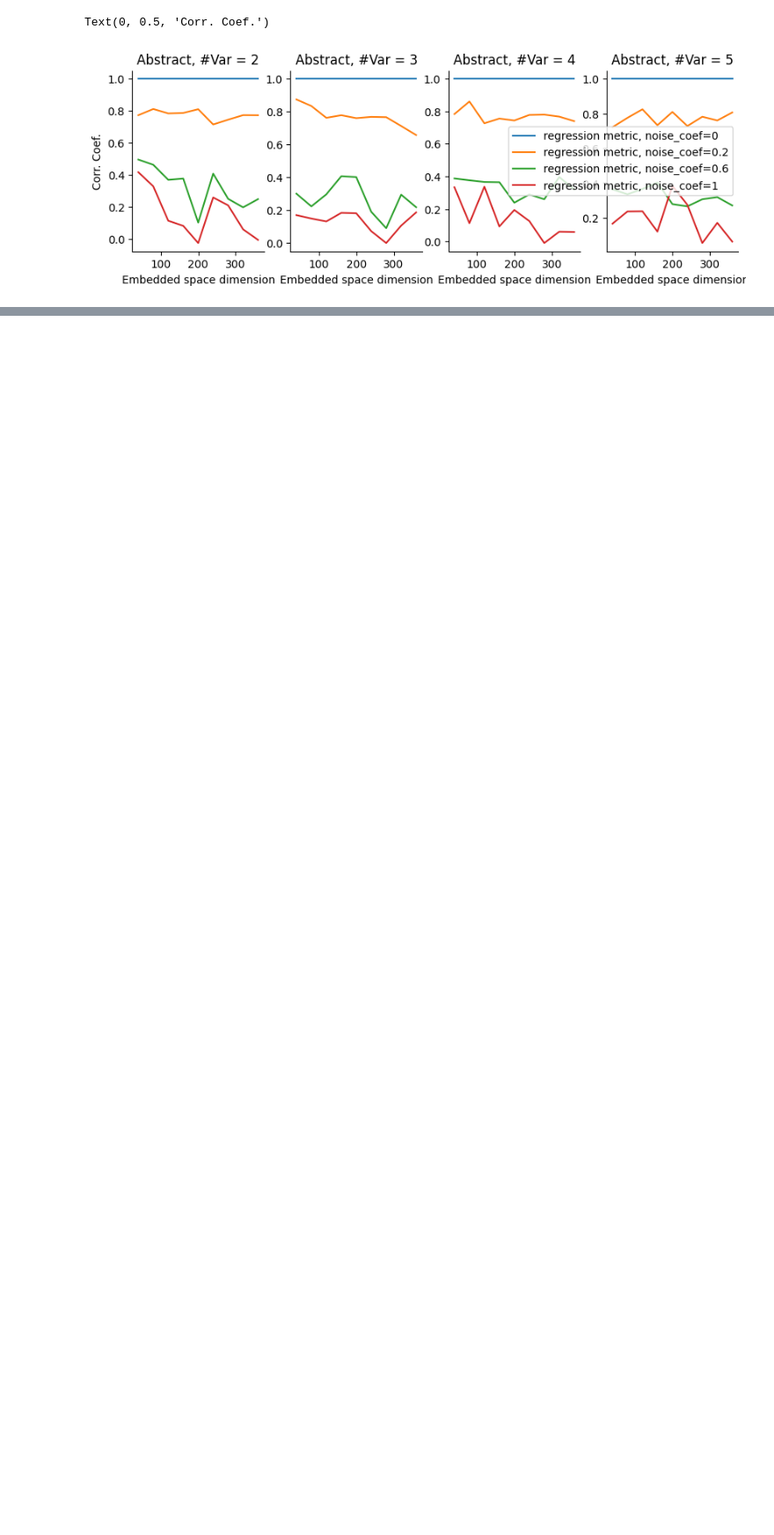
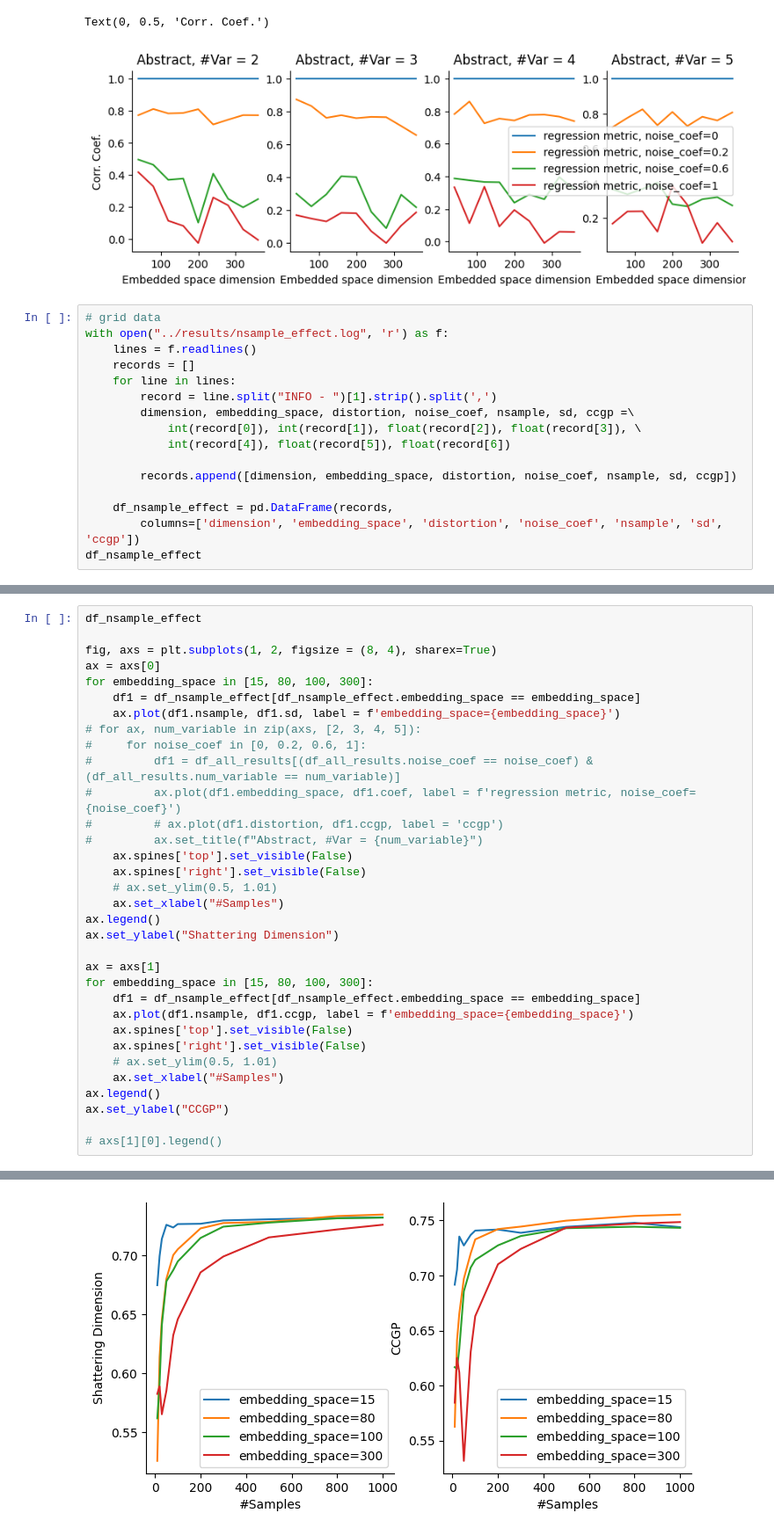
Before and after one commit to bjmiao/abstract_geometry, a Jupyter notebook: playground/data_process.ipynb, the cells around one changed output, grey strips where cells are left out. Shown at 88% size. Saved outputs shown, nothing was run; the diff lists cells and outputs as text; blank space fills up the shorter version.

Commit message:
update data process notebook;

```diff
--- a/playground/data_process.ipynb
+++ b/playground/data_process.ipynb
@@ -306,3 +306,19 @@ axs[0].set_ylabel("Corr. Coef.")
 # %% [output]
 Text(0, 0.5, 'Corr. Coef.')
 [figure]
+# %%
+# grid data
+with open("../results/nsample_effect.log", 'r') as f:
+    lines = f.readlines()
+    records = []
+    for line in lines:
+        record = line.split("INFO - ")[1].strip().split(',')
+        dimension, embedding_space, distortion, noise_coef, nsample, sd, ccgp =\
+            int(record[0]), int(record[1]), float(record[2]), float(record[3]), \
+            int(record[4]), float(record[5]), float(record[6])
+
+        records.append([dimension, embedding_space, distortion, noise_coef, nsample, sd, ccgp])
+
+    df_nsample_effect = pd.DataFrame(records,
+        columns=['dimension', 'embedding_space', 'distortion', 'noise_coef', 'nsample', 'sd', 'ccgp'])
+df_nsample_effect
@@ -308,0 +339,34 @@ Text(0, 0.5, 'Corr. Coef.')
+# %%
+df_nsample_effect
+
+fig, axs = plt.subplots(1, 2, figsize = (8, 4), sharex=True)
+ax = axs[0]
+for embedding_space in [15, 80, 100, 300]:
+    df1 = df_nsample_effect[df_nsample_effect.embedding_space == embedding_space]
+    ax.plot(df1.nsample, df1.sd, label = f'embedding_space={embedding_space}')
+# for ax, num_variable in zip(axs, [2, 3, 4, 5]):
+#     for noise_coef in [0, 0.2, 0.6, 1]:
+#         df1 = df_all_results[(df_all_results.noise_coef == noise_coef) & (df_all_results.num_variable == num_variable)]
+#         ax.plot(df1.embedding_space, df1.coef, label = f'regression metric, noise_coef={noise_coef}')
+#         # ax.plot(df1.distortion, df1.ccgp, label = 'ccgp')
+#         ax.set_title(f"Abstract, #Var = {num_variable}")
+    ax.spines['top'].set_visible(False)
+    ax.spines['right'].set_visible(False)
+    # ax.set_ylim(0.5, 1.01)
+    ax.set_xlabel("#Samples")
+ax.legend()
+ax.set_ylabel("Shattering Dimension")
+
+ax = axs[1]
+for embedding_space in [15, 80, 100, 300]:
+    df1 = df_nsample_effect[df_nsample_effect.embedding_space == embedding_space]
+    ax.plot(df1.nsample, df1.ccgp, label = f'embedding_space={embedding_space}')
+    ax.spines['top'].set_visible(False)
+    ax.spines['right'].set_visible(False)
+    # ax.set_ylim(0.5, 1.01)
+    ax.set_xlabel("#Samples")
+ax.legend()
+ax.set_ylabel("CCGP")
+
+# axs[1][0].legend()
+# %% [output]
@@ -308,0 +374 @@ Text(0, 0.5, 'Corr. Coef.')
+[figure, added]
```
Also changed, not shown: parts of 10 cells of this notebook.
